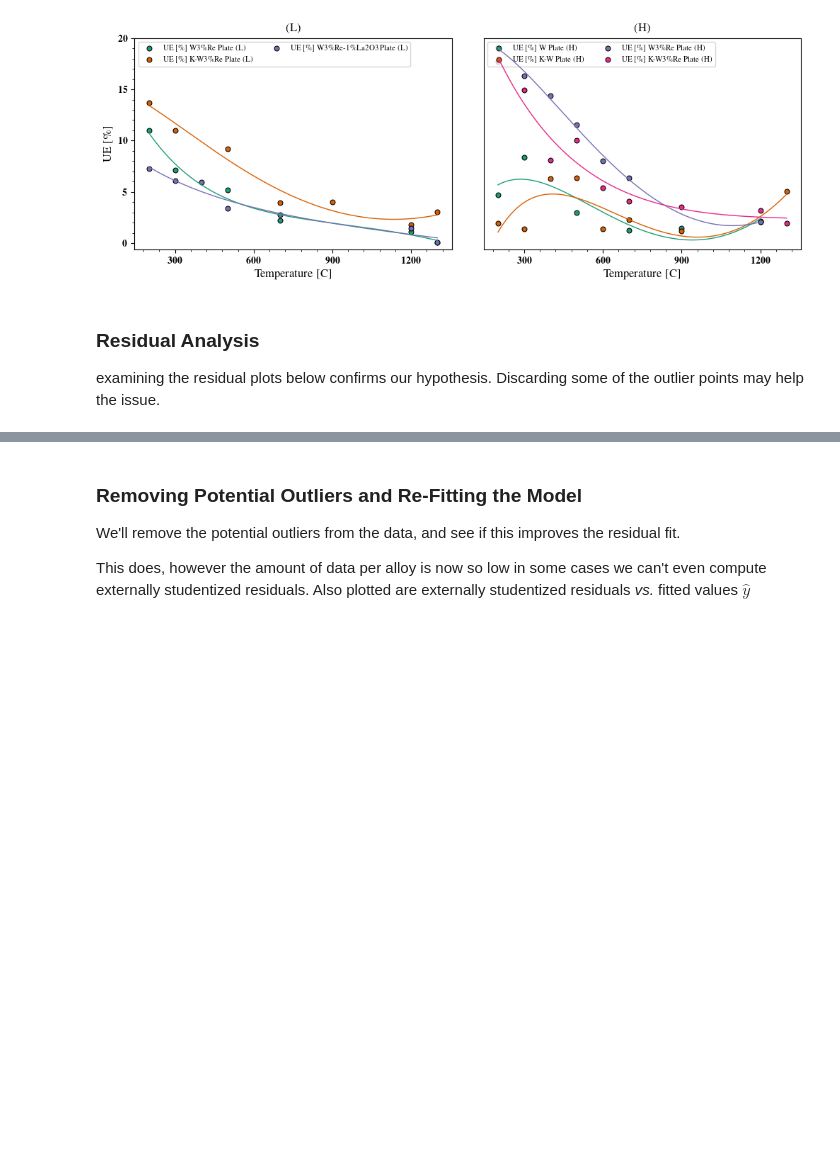
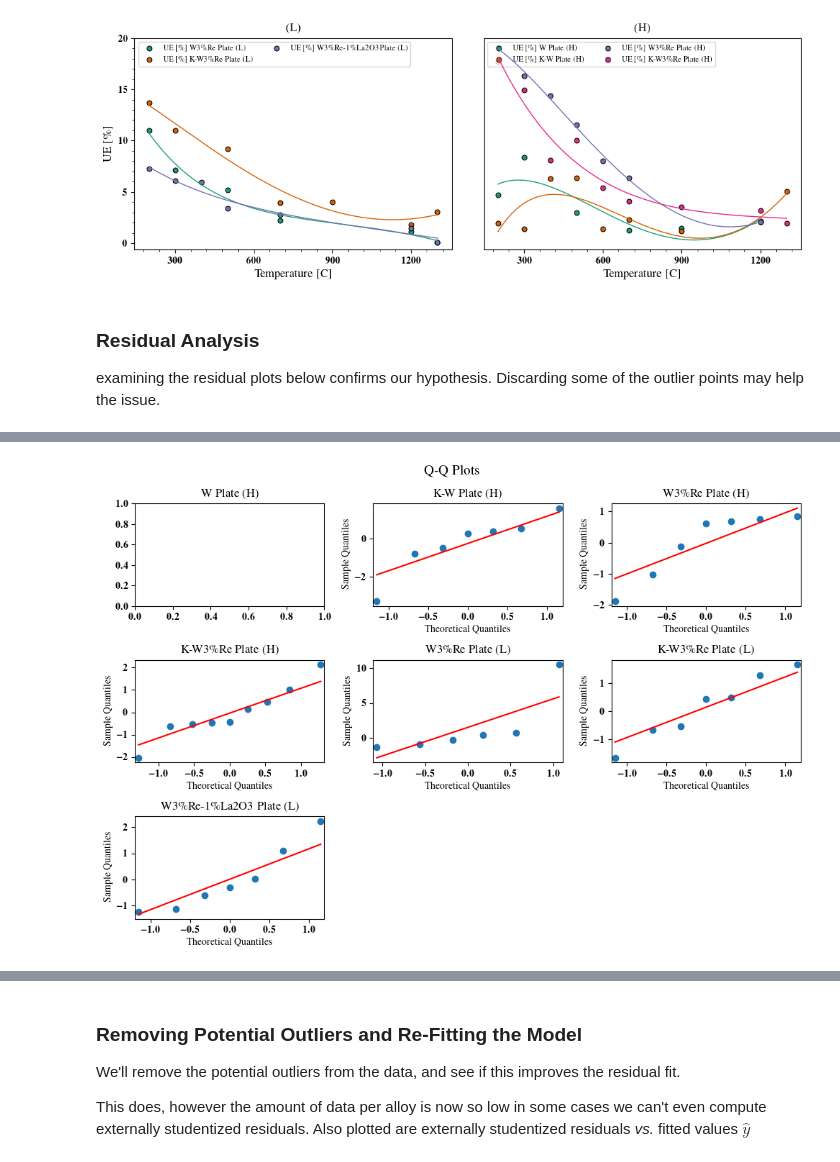
Before and after one commit to ml-ME-gatech/modeling_tungsten, a Jupyter notebook: engineering_models/ue_modeling.ipynb, the cells around one changed output, grey strips where cells are left out. Drawn from its saved outputs; the diff is of its cells as text; code cells hidden in the pictures; blank space fills up the shorter version.

```diff
--- a/engineering_models/ue_modeling.ipynb
+++ b/engineering_models/ue_modeling.ipynb
@@ -191,0 +117,93 @@ Alloy: UE [%] W3%Re Plate (H) | Data Length: 7
+# %%
+from statsmodels.graphics.gofplots import qqplot
+from statsmodels.graphics.regressionplots import influence_plot
+from statsmodels.regression.linear_model import OLS as sm_OLS
+import scipy
+
+remove_data = {'UE [%] W Plate (H)': [0,6],
+               'UE [%] K-W Plate (H)': [0,1]}
+
+
+fig,axes = plt.subplots(figsize = (10,7),nrows = 3,ncols = 3)
+fig2,axes2 = plt.subplots(figsize = (10,7),nrows = 3,ncols = 3)
+fig3,axes3 = plt.subplots(figsize = (10,7),nrows = 3,ncols = 3)
+fig4,axes4 = plt.subplots(figsize = (10,7),nrows = 3,ncols = 3)
+
+fig.suptitle('Q-Q Plots',fontsize = 14)
+fig2.suptitle('Residuals vs. Predicted Values',fontsize = 14)
+fig3.suptitle('Cook\'s Distance',fontsize = 14)
+fig4.suptitle('DFFITS',fontsize = 14)
+
+for column,ax,ax2,ax3,ax4 in zip(nogami_data.keys(),axes.ravel(),axes2.ravel(),axes3.ravel(),axes4.ravel()):
+    label = column[6:].replace('%','\%')
+    for a in [ax,ax2]:
+        a.set_title(r'' + label)
+
+    x,y = nogami_data[column]
+    if column in remove_data:
+        x,y = clean_data(x,y,remove_data[column])
+
+    xp = np.linspace(x.min(),x.max(),1000)[:,np.newaxis]
+
+    #make model-data transform pipeline
+    pipe = Pipeline([('transform',data_transform),
+                        ('model',LinearRegression(fit_intercept= False))])
+
+    pipe.fit(x,y)
+
+    #post-porcessing to get diagnostic information
+    resid = y - pipe.predict(x)
+    X = pipe.named_steps['transform'].transform(x)
+
+    #somewhat annoying, but we need to refit the model to work with statsmodels
+    #diagnostic plots. I don't want to code these up myself, so I'll just do it
+    sm_ols_res = sm_OLS(y,X).fit()
+
+    #influence plots - cooks distance
+    influence_plot(sm_ols_res,ax = ax3,criterion = 'cooks')
+
+    #influence plots - DFFITS
+    influence_plot(sm_ols_res,ax = ax4,criterion = 'dffits')
+
+    #really annoying that I can't seem to modify this with keyword arguments to "influence_plot"
+    for a in [ax3,ax4]:
+        a.set_xlabel('Leverage',fontsize = 12)
+        a.set_ylabel('Residuals',fontsize = 12)
+        a.tick_params('both',labelsize = 11)
+        a.set_title(label,fontsize = 12)
+
+    #potential outliers
+    try:
+        n,p = X.shape
+        H = X @ scipy.linalg.pinvh(X.T @ X) @ X.T
+        S2 = np.sum(resid**2)/(n - p)
+        S2_i = (n - p)/(n- p - 1)*S2 - 1/(n-p -1)*resid**2/(1 - np.diag(H))
+        studentized_residuals = resid/np.sqrt(S2_i*(1 - np.diag(H)))
+
+        #print informatoin about potential misfits of data for each data set
+        possible_outliers = np.arange(X.shape[0])[np.abs(studentized_residuals) > 3]
+
+        print(f'{column} possible outliers:')
+        print(f'\tindex: {possible_outliers}')
+        print(f'\tstudentized residuals: {studentized_residuals[possible_outliers]}')
+
+        print('\n--------------------------------------------\n\n')
+
+        #plot residuals against predicted values and qqplots
+        qqplot(studentized_residuals,ax = ax,line = 's',
+            color = 'blue')
+        ax2.scatter(H @ y,studentized_residuals,edgecolor = 'k',
+                    facecolor = 'firebrick',s = 25)
+        ax2.set_ylabel('Studentized Residuals',fontsize = 12)
+        ax2.set_xlabel('$\hat{y}$',fontsize = 12)
+    except ZeroDivisionError:
+        print(f'{column} doesnt have enough data to calculate studentized residuals')
+
+
+for ax in [axes,axes2,axes3,axes4]:
+    ax[-1,-1].axis('off')
+    ax[-1,-2].axis('off')
+
+for f in [fig,fig2,fig3,fig4]:
+    f.tight_layout()
+# %% [output]
@@ -191,0 +227 @@ Alloy: UE [%] W3%Re Plate (H) | Data Length: 7
+[figure, added]
```
Also changed, not shown: parts of 7 cells of this notebook, 27 other files.
